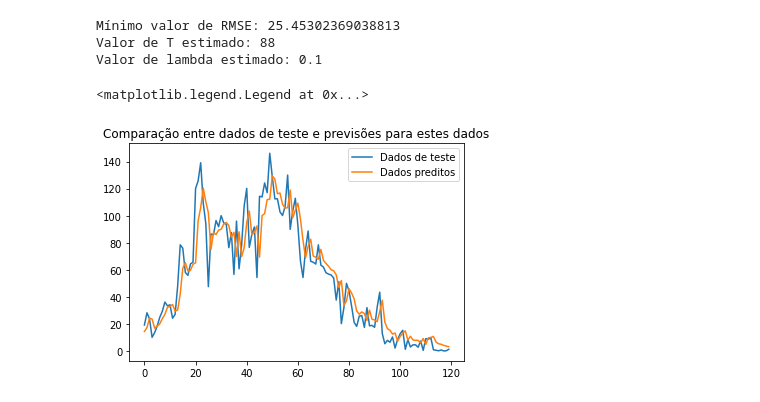
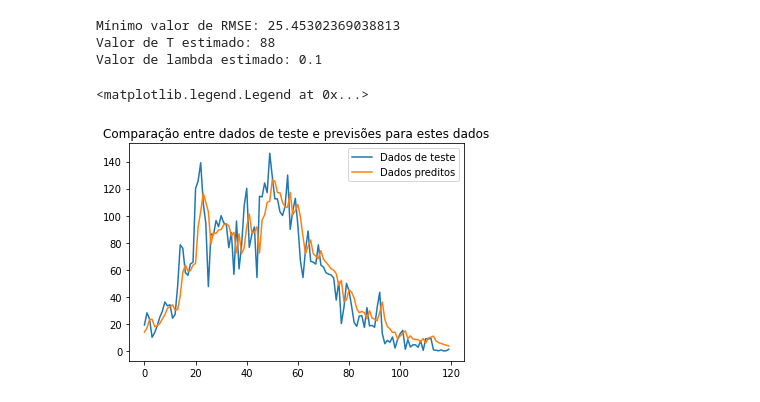
Before and after one commit to arlindots/maclea, a Jupyter notebook: efc1.ipynb, the cells around one changed output. Cells and saved outputs as stored; diff of their text form; code cells hidden in the pictures.

Commit message:
Ex 02 finalizado

```diff
--- a/efc1.ipynb
+++ b/efc1.ipynb
@@ -255,15 +255,15 @@ Mínimo valor de RMSE: 25.45302369038813
 Valor de T estimado: 88
 Valor de lambda estimado: 0.1
 # %%
-reg_final2 = Ridge(alpha = 0.1,fit_intercept=True).fit(Xtrain2_norm, ytrain2_norm)
+reg_final2 = Ridge(alpha = lambridge,fit_intercept=True).fit(Xtrain2_norm, ytrain2_norm)
 ypred_test2_norm = reg_final2.predict(Xtest2_norm)
 ypred_test2 = ypred_test2_norm*nstd*std_norm + mean_norm
 rmse_final2 = rmse(ytest, ypred_test2)
 rmse_final2
 plt.plot(ytest,label = 'Dados de teste')
 plt.plot(ypred_test2,label = 'Dados preditos')
 plt.title("Comparação entre dados de teste e previsões para estes dados")
 plt.legend()
 # %% [output]
 <matplotlib.legend.Legend at 0x...>
-[figure, old version]
+[figure, new version]
```
